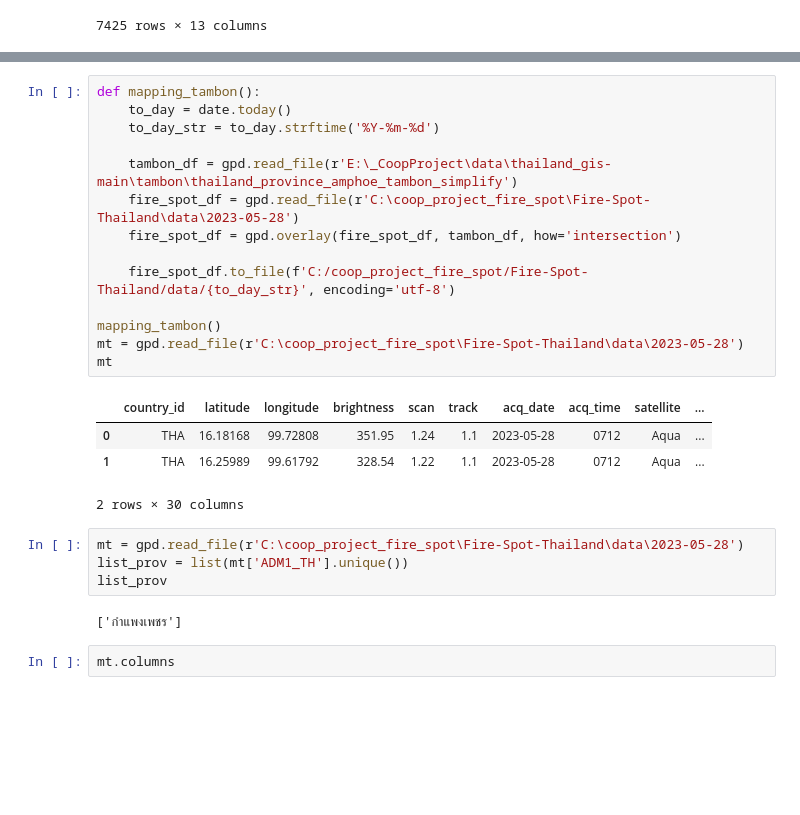
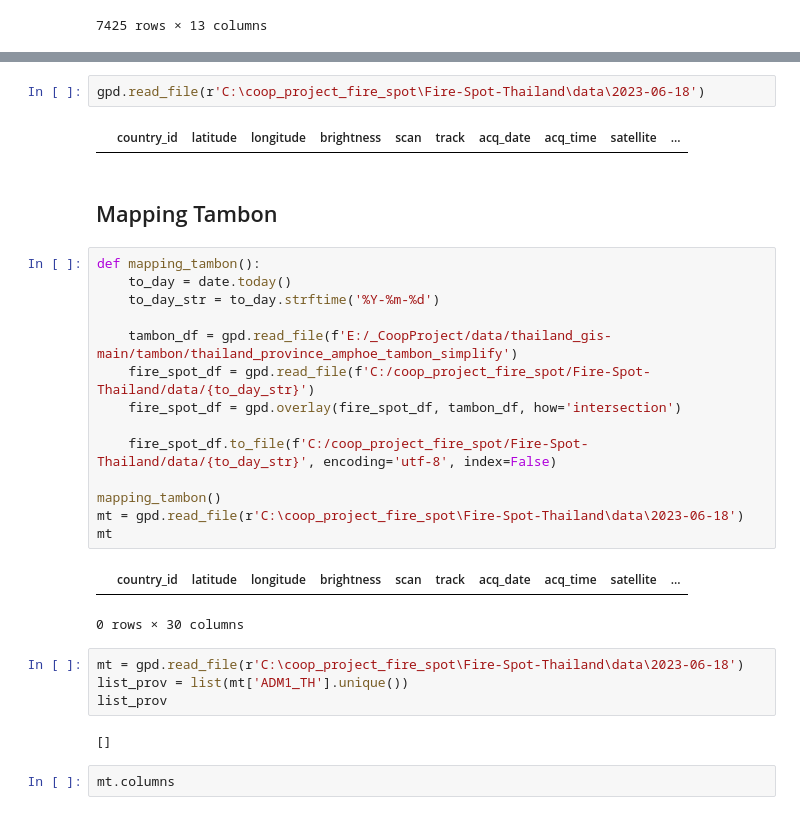
Before and after one commit to tzsoulcap/Fire-Spot-Thailand, a Jupyter notebook: mylab/Nasa_Firm.ipynb, the cells around one changed output, grey strips where cells are left out. Drawn from its saved outputs; the diff is of its cells as text; blank space fills up the shorter version.

```diff
--- a/mylab/Nasa_Firm.ipynb
+++ b/mylab/Nasa_Firm.ipynb
@@ -99,28 +109,32 @@ data
+# %%
+gpd.read_file(r'C:\coop_project_fire_spot\Fire-Spot-Thailand\data\2023-06-18')
+# %% [output]
+|  | country_id | latitude | longitude | brightness | scan | track | acq_date | acq_time | satellite | ... |
+# %% [markdown]
+## Mapping Tambon
 # %%
 def mapping_tambon():
     to_day = date.today()
     to_day_str = to_day.strftime('%Y-%m-%d')
 
-    tambon_df = gpd.read_file(r'E:\_CoopProject\data\thailand_gis-main\tambon\thailand_province_amphoe_tambon_simplify')
-    fire_spot_df = gpd.read_file(r'C:\coop_project_fire_spot\Fire-Spot-Thailand\data\2023-05-28')
+    tambon_df = gpd.read_file(f'E:/_CoopProject/data/thailand_gis-main/tambon/thailand_province_amphoe_tambon_simplify')
+    fire_spot_df = gpd.read_file(f'C:/coop_project_fire_spot/Fire-Spot-Thailand/data/{to_day_str}')
     fire_spot_df = gpd.overlay(fire_spot_df, tambon_df, how='intersection')
 
-    fire_spot_df.to_file(f'C:/coop_project_fire_spot/Fire-Spot-Thailand/data/{to_day_str}', encoding='utf-8')
+    fire_spot_df.to_file(f'C:/coop_project_fire_spot/Fire-Spot-Thailand/data/{to_day_str}', encoding='utf-8', index=False)
 
 mapping_tambon()
-mt = gpd.read_file(r'C:\coop_project_fire_spot\Fire-Spot-Thailand\data\2023-05-28')
+mt = gpd.read_file(r'C:\coop_project_fire_spot\Fire-Spot-Thailand\data\2023-06-18')
 mt
 # %% [output]
 |  | country_id | latitude | longitude | brightness | scan | track | acq_date | acq_time | satellite | ... |
-| 0 | THA | 16.18168 | 99.72808 | 351.95 | 1.24 | 1.1 | 2023-05-28 | 0712 | Aqua | ... |
-| 1 | THA | 16.25989 | 99.61792 | 328.54 | 1.22 | 1.1 | 2023-05-28 | 0712 | Aqua | ... |
-2 rows × 30 columns
+0 rows × 30 columns
 # %%
-mt = gpd.read_file(r'C:\coop_project_fire_spot\Fire-Spot-Thailand\data\2023-05-28')
+mt = gpd.read_file(r'C:\coop_project_fire_spot\Fire-Spot-Thailand\data\2023-06-18')
 list_prov = list(mt['ADM1_TH'].unique())
 list_prov
 # %% [output]
-['กำแพงเพชร']
+[]
 # %%
 mt.columns
 # %% [output]
```
Also changed, not shown: parts of 15 cells of this notebook, 8 other files.
